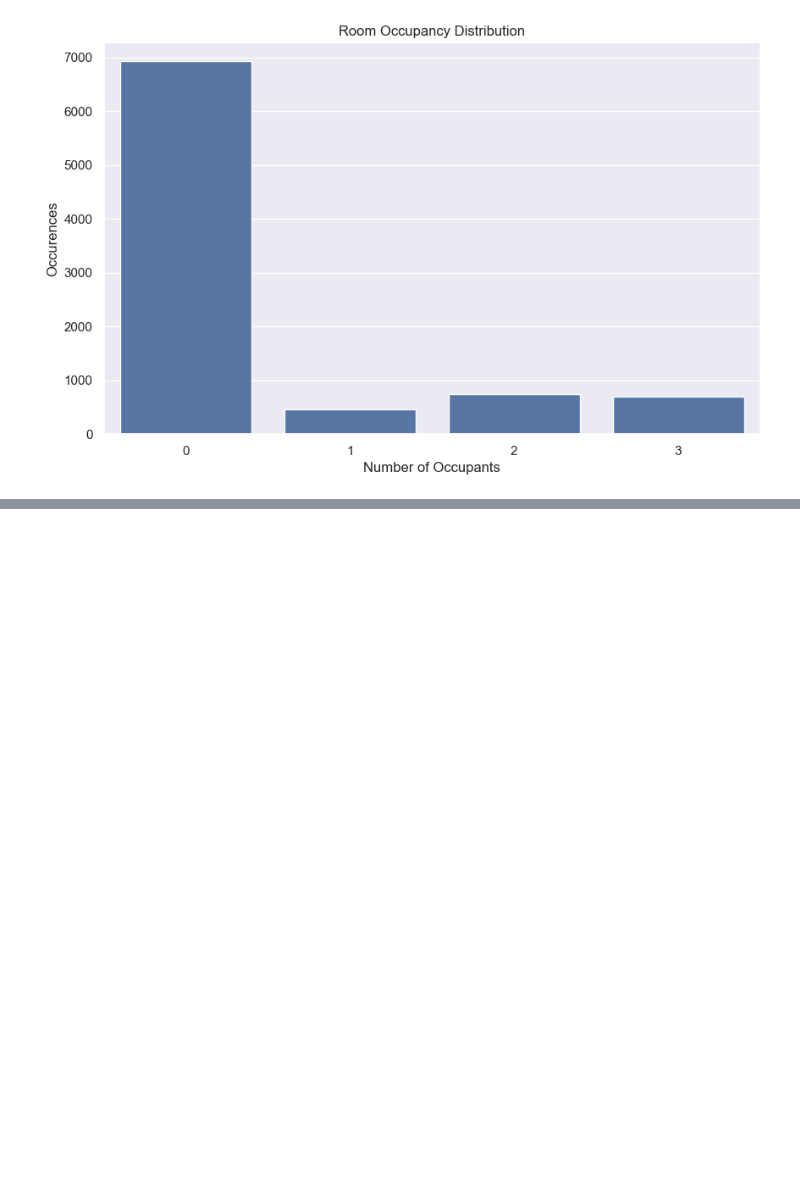
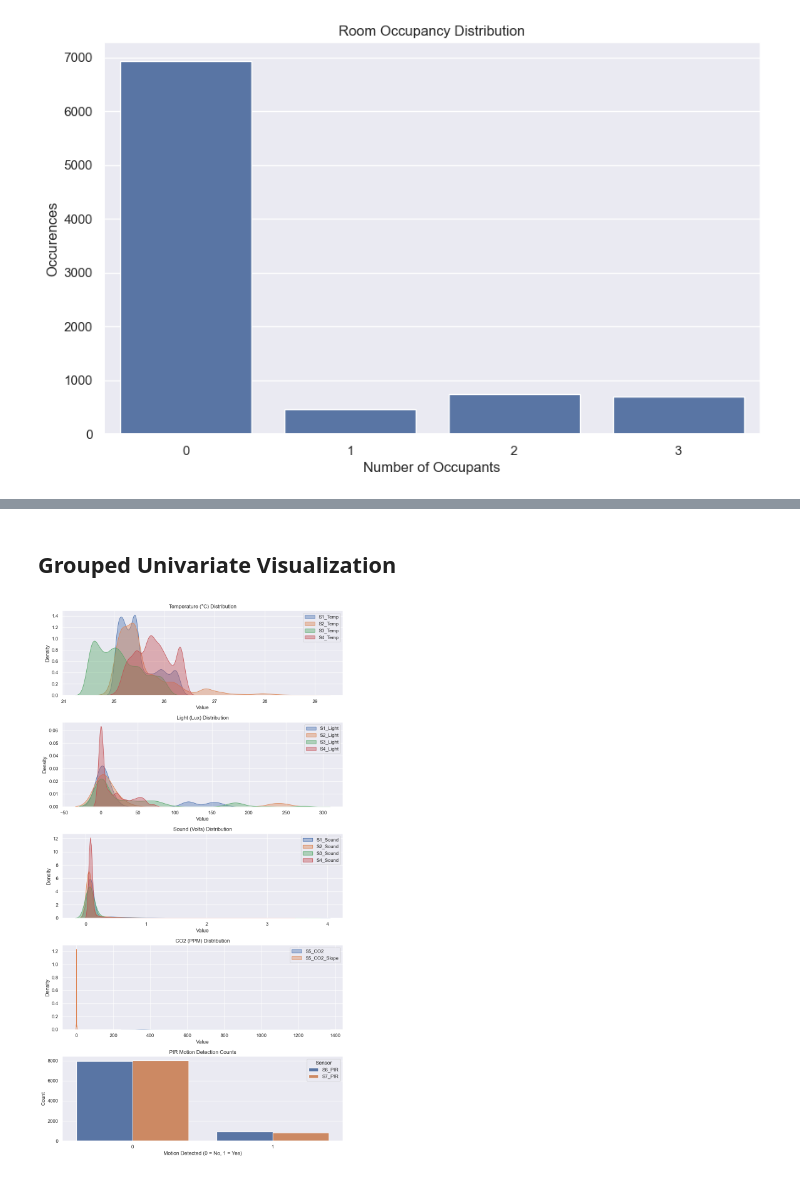
Before and after one commit to errorcodecritical/JupyterML, a Jupyter notebook: Challenge.ipynb, the cells around one changed output, grey strips where cells are left out. Drawn from its saved outputs; the diff is of its cells as text; code cells hidden in the pictures; blank space fills up the shorter version.

```diff
--- a/Challenge.ipynb
+++ b/Challenge.ipynb
@@ -169,7 +169,7 @@ count_duplicates = mask_duplicates.sum()
 
 print(count_duplicates)
 
-X1 = X.drop_duplicates(subset=numeric_features)
+X1 = X.drop_duplicates(subset=numeric_features).select_dtypes(include="number")
 y1 = y[~mask_duplicates]
 # %% [output]
 1301
@@ -195,0 +212,36 @@ dtype: int64
+# %% [markdown]
+## Grouped Univariate Visualization
+# %%
+# Grouping sensor variables
+sensor_groups = {
+    "Temperature (°C)": ["S1_Temp", "S2_Temp", "S3_Temp", "S4_Temp"],
+    "Light (Lux)": ["S1_Light", "S2_Light", "S3_Light", "S4_Light"],
+    "Sound (Volts)": ["S1_Sound", "S2_Sound", "S3_Sound", "S4_Sound"],
+    "CO2 (PPM)": ["S5_CO2", "S5_CO2_Slope"],
+}
+
+# Plot continuous variables with KDE plots
+fig, axes = plt.subplots(len(sensor_groups) + 1, 1, figsize=(10, 18))  # Extra subplot for PIR
+for ax, (group_name, features) in zip(axes[:-1], sensor_groups.items()):
+    for feature in features:
+        sns.kdeplot(X1[feature], ax=ax, label=feature, fill=True, alpha=0.4)
+
+    ax.set_title(f"{group_name} Distribution")
+    ax.legend()
+    ax.set_xlabel("Value")
+    ax.set_ylabel("Density")
+
+# Separate plot for PIR Motion (binary data) using bar plots
+ax_pir = axes[-1]
+pir_data = X1[["S6_PIR", "S7_PIR"]].melt(var_name="Sensor", value_name="Value")
+sns.countplot(x="Value", hue="Sensor", data=pir_data, ax=ax_pir)
+
+ax_pir.set_title("PIR Motion Detection Counts")
+ax_pir.set_xlabel("Motion Detected (0 = No, 1 = Yes)")
+ax_pir.set_ylabel("Count")
+ax_pir.legend(title="Sensor")
+
+plt.tight_layout()
+plt.show()
+# %% [output]
+[figure, added]
```
Also changed, not shown: parts of 4 cells of this notebook.
